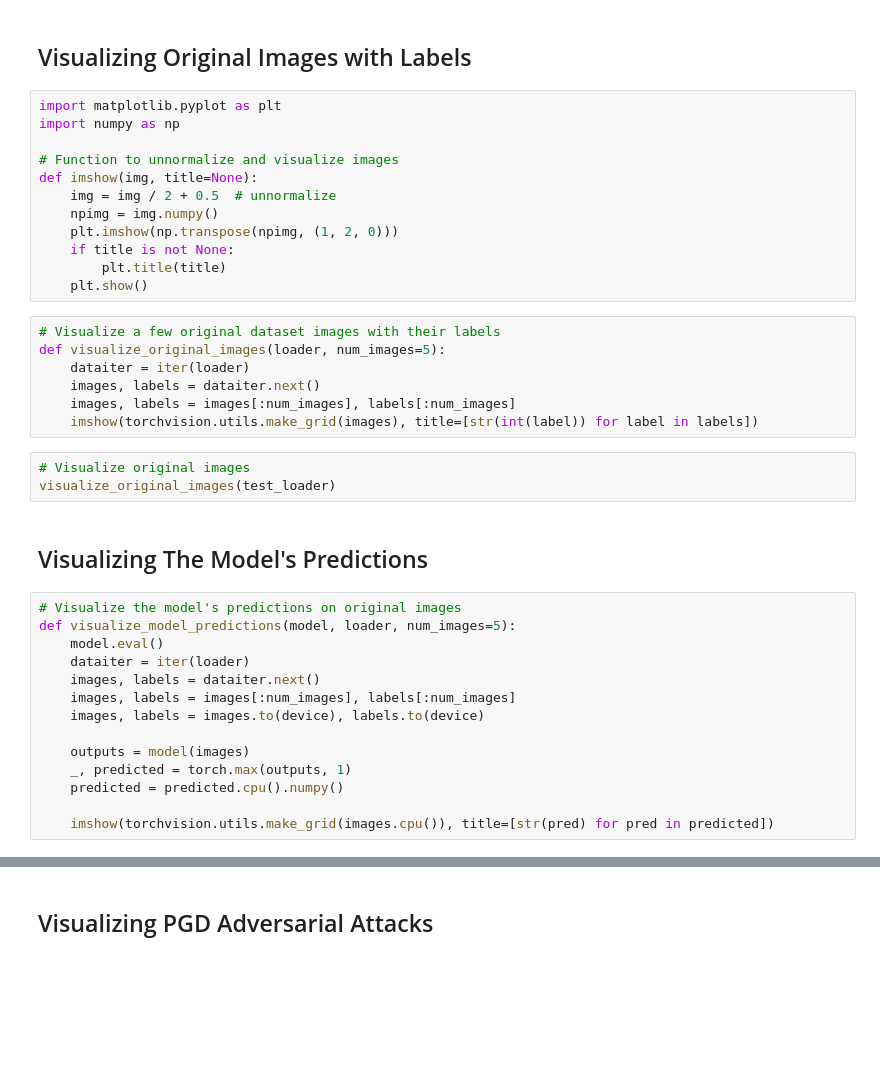
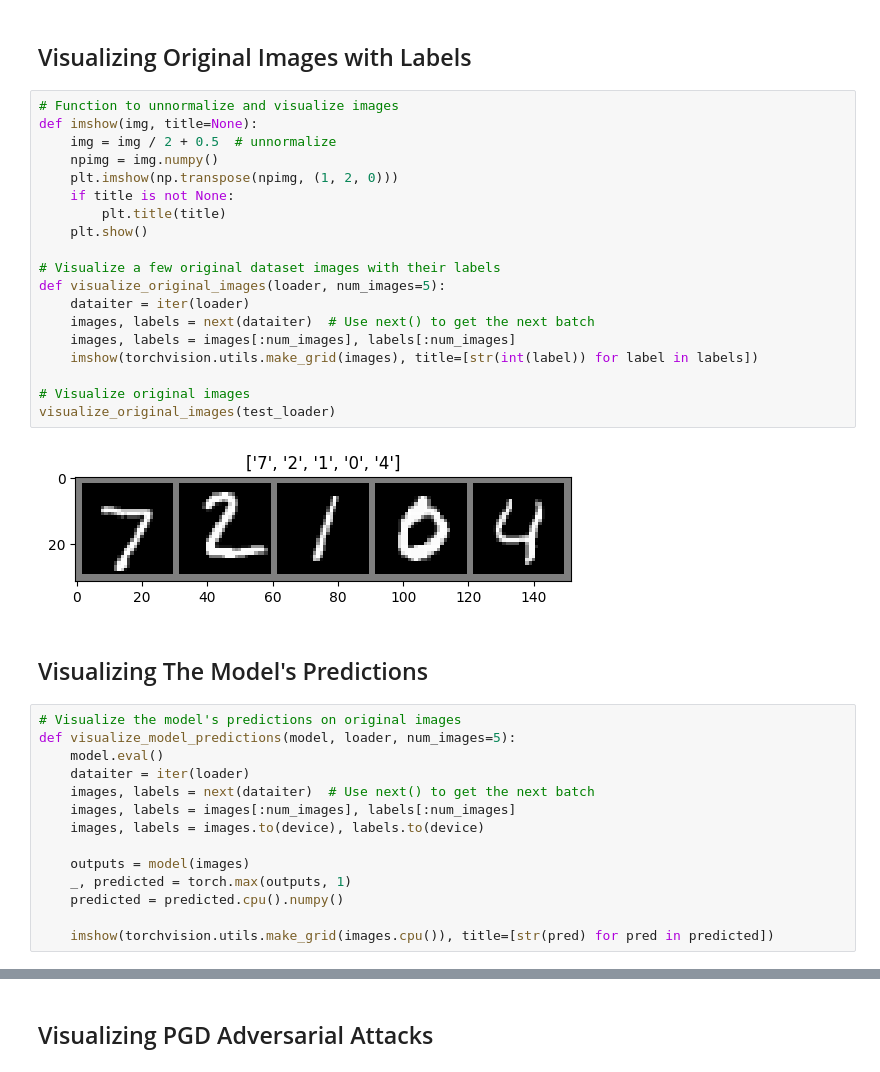
Before and after one commit to RishiShah99/MNIST-ResNet18-PGD-CW-Attacks, a Jupyter notebook: mnist-resnet18model-with-pgd-cw.ipynb, the cells around one changed output, grey strips where cells are left out. Saved outputs shown, nothing was run; the diff lists cells and outputs as text; blank space fills up the shorter version.

```diff
--- a/mnist-resnet18model-with-pgd-cw.ipynb
+++ b/mnist-resnet18model-with-pgd-cw.ipynb
@@ -296,27 +328,26 @@ Adversarial Accuracy under CW Attack: 39.59%
 # %% [markdown]
 ## Visualizing Original Images with Labels
 # %%
-import matplotlib.pyplot as plt
-import numpy as np
-
 # Function to unnormalize and visualize images
 def imshow(img, title=None):
     img = img / 2 + 0.5  # unnormalize
     npimg = img.numpy()
     plt.imshow(np.transpose(npimg, (1, 2, 0)))
     if title is not None:
         plt.title(title)
     plt.show()
+
+# Visualize a few original dataset images with their labels
+def visualize_original_images(loader, num_images=5):
+    dataiter = iter(loader)
+    images, labels = next(dataiter)  # Use next() to get the next batch
+    images, labels = images[:num_images], labels[:num_images]
+    imshow(torchvision.utils.make_grid(images), title=[str(int(label)) for label in labels])
+
+# Visualize original images
+visualize_original_images(test_loader)
+# %% [output]
+[figure, added]
-# %%
-# Visualize a few original dataset images with their labels
-def visualize_original_images(loader, num_images=5):
-    dataiter = iter(loader)
-    images, labels = dataiter.next()
-    images, labels = images[:num_images], labels[:num_images]
-    imshow(torchvision.utils.make_grid(images), title=[str(int(label)) for label in labels])
-# %%
-# Visualize original images
-visualize_original_images(test_loader)
 # %% [markdown]
 ## Visualizing The Model's Predictions
 # %%
@@ -324,7 +355,7 @@ visualize_original_images(test_loader)
 def visualize_model_predictions(model, loader, num_images=5):
     model.eval()
     dataiter = iter(loader)
-    images, labels = dataiter.next()
+    images, labels = next(dataiter)  # Use next() to get the next batch
     images, labels = images[:num_images], labels[:num_images]
     images, labels = images.to(device), labels.to(device)
 
```
Also changed, not shown: parts of 15 cells of this notebook.
